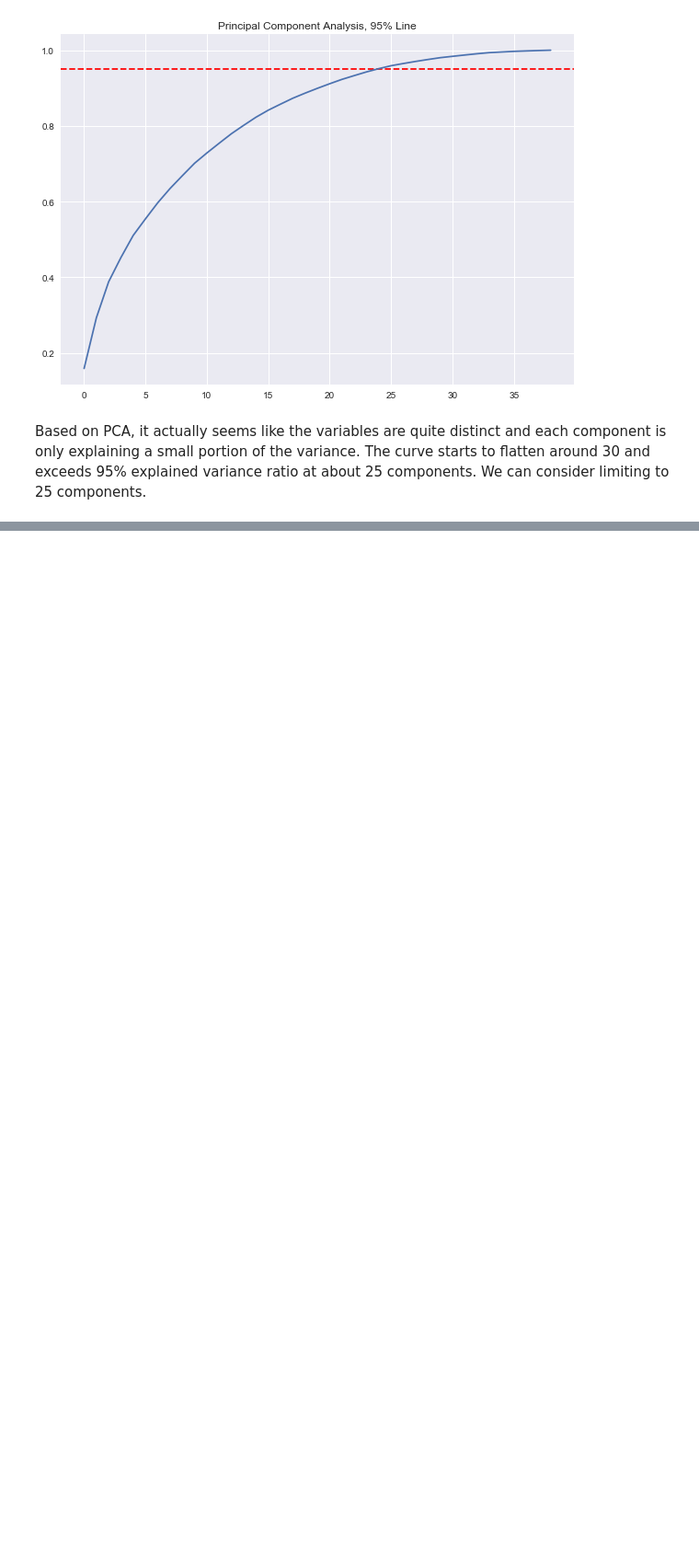
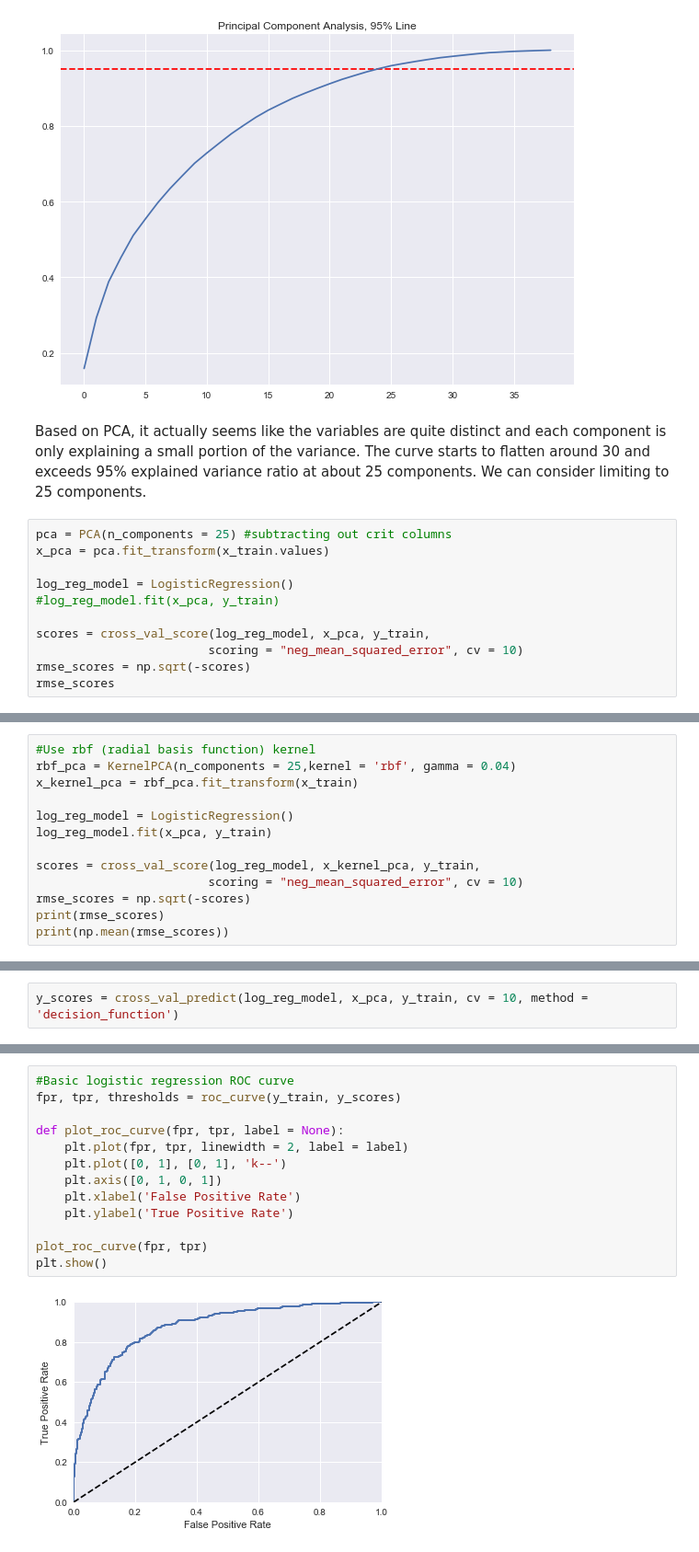
Before and after one commit to horacefung/Main_Projects, a Jupyter notebook: LeagueOfLegends/notebooks/exploratory_data_analysis.ipynb, the cells around one changed output, grey strips where cells are left out. Shown: that part at 92% size. Drawn from its saved outputs; the diff is of its cells as text; blank space fills up the shorter version.

Commit message:
2020-07-14
- Fitted some basic models to grasp current model performance

```diff
--- a/LeagueOfLegends/notebooks/exploratory_data_analysis.ipynb
+++ b/LeagueOfLegends/notebooks/exploratory_data_analysis.ipynb
@@ -164,3 +172,14 @@ plt.plot(np.cumsum(pca.explained_variance_ratio_))
 [figure]
 # %% [markdown]
 Based on PCA, it actually seems like the variables are quite distinct and each component is only explaining a small portion of the variance. The curve starts to flatten around 30 and exceeds 95% explained variance ratio at about 25 components. We can consider limiting to 25 components.
+# %%
+pca = PCA(n_components = 25) #subtracting out crit columns
+x_pca = pca.fit_transform(x_train.values)
+
+log_reg_model = LogisticRegression()
+#log_reg_model.fit(x_pca, y_train)
+
+scores = cross_val_score(log_reg_model, x_pca, y_train,
+                        scoring = "neg_mean_squared_error", cv = 10)
+rmse_scores = np.sqrt(-scores)
+rmse_scores
@@ -166,0 +191,13 @@ Based on PCA, it actually seems like the variables are quite distinct and each c
+# %%
+#Use rbf (radial basis function) kernel
+rbf_pca = KernelPCA(n_components = 25,kernel = 'rbf', gamma = 0.04)
+x_kernel_pca = rbf_pca.fit_transform(x_train)
+
+log_reg_model = LogisticRegression()
+log_reg_model.fit(x_pca, y_train)
+
+scores = cross_val_score(log_reg_model, x_kernel_pca, y_train,
+                        scoring = "neg_mean_squared_error", cv = 10)
+rmse_scores = np.sqrt(-scores)
+print(rmse_scores)
+print(np.mean(rmse_scores))
@@ -166,0 +208,2 @@ Based on PCA, it actually seems like the variables are quite distinct and each c
+# %%
+y_scores = cross_val_predict(log_reg_model, x_pca, y_train, cv = 10, method = 'decision_function')
@@ -166,0 +228,15 @@ Based on PCA, it actually seems like the variables are quite distinct and each c
+# %%
+#Basic logistic regression ROC curve
+fpr, tpr, thresholds = roc_curve(y_train, y_scores)
+
+def plot_roc_curve(fpr, tpr, label = None):
+    plt.plot(fpr, tpr, linewidth = 2, label = label)
+    plt.plot([0, 1], [0, 1], 'k--')
+    plt.axis([0, 1, 0, 1])
+    plt.xlabel('False Positive Rate')
+    plt.ylabel('True Positive Rate')
+
+plot_roc_curve(fpr, tpr)
+plt.show()
+# %% [output]
+[figure, added]
```
Also changed, not shown: parts of 7 cells of this notebook.
